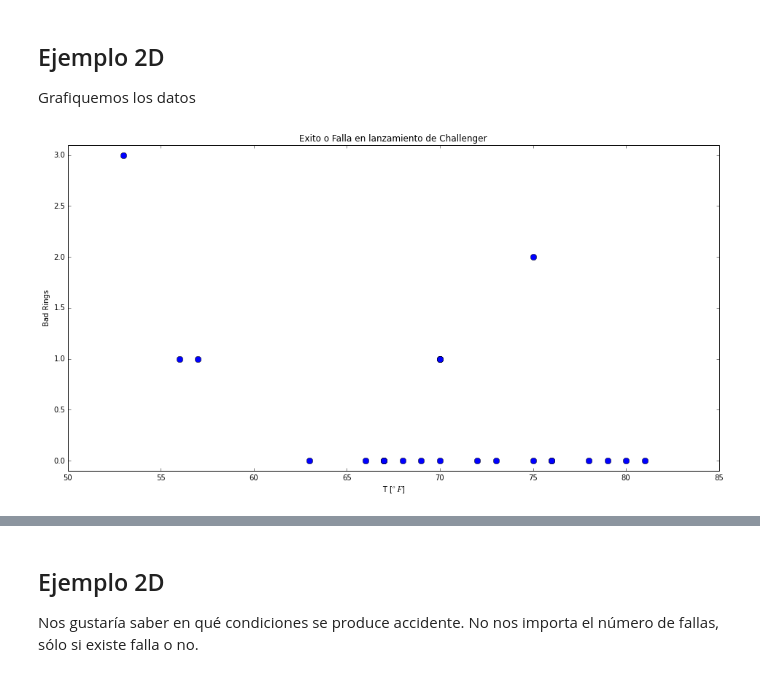
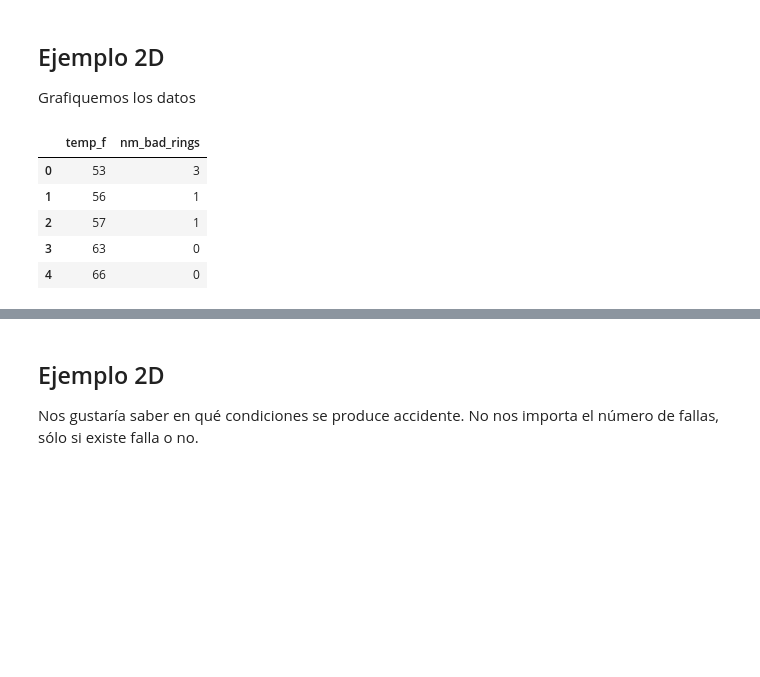
Before and after one commit to sebastiandres/mat281_m04_data_science, a Jupyter notebook: 04_clasificacion/04_clasificacion.ipynb, the cells around one changed output, grey strips where cells are left out. Saved outputs shown, nothing was run; the diff lists cells and outputs as text; code cells hidden in the pictures; blank space fills up the shorter version.

```diff
--- a/04_clasificacion/04_clasificacion.ipynb
+++ b/04_clasificacion/04_clasificacion.ipynb
@@ -95,19 +107,16 @@ cat data/Challenger.txt
 # %% [markdown]
 ## Ejemplo 2D
 Grafiquemos los datos
-# %%
-from matplotlib import pyplot as plt
-import numpy as np
-# Plot of data
-data = np.loadtxt("data/Challenger.txt", skiprows=1)
-x = data[:,0]
-y = data[:,1]
-plt.figure(figsize=(16,8))
-plt.plot(x, y, 'bo', ms=8)
-plt.title("Exito o Falla en lanzamiento de Challenger")
-plt.xlabel(r"T [${}^o F$]")
-plt.ylabel(r"Bad Rings")
-plt.ylim([-0.1,3.1])
-plt.show()
-# %% [output]
-[figure, removed]
+# %%
+import numpy as np
+import pandas as pd
+import altair as alt
+challenger = pd.DataFrame(np.loadtxt("data/Challenger.txt", skiprows=1).astype(int), columns=["temp_f", "nm_bad_rings"])
+challenger.head()
+# %% [output]
+|  | temp_f | nm_bad_rings |
+| 0 | 53 | 3 |
+| 1 | 56 | 1 |
+| 2 | 57 | 1 |
+| 3 | 63 | 0 |
+| 4 | 66 | 0 |
```
Also changed, not shown: parts of 6 cells of this notebook.
